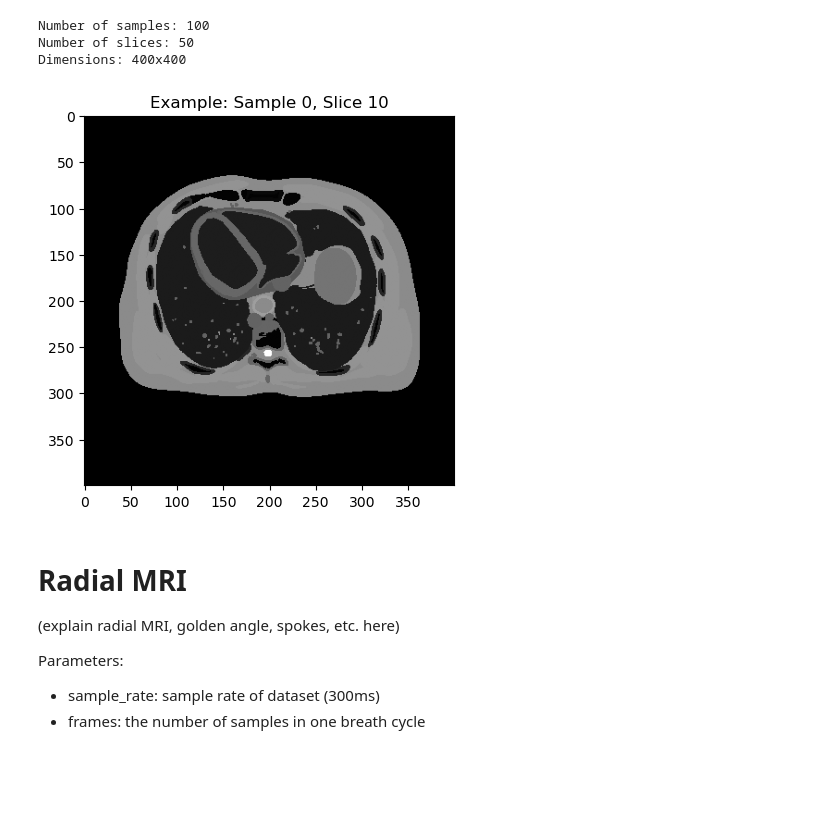
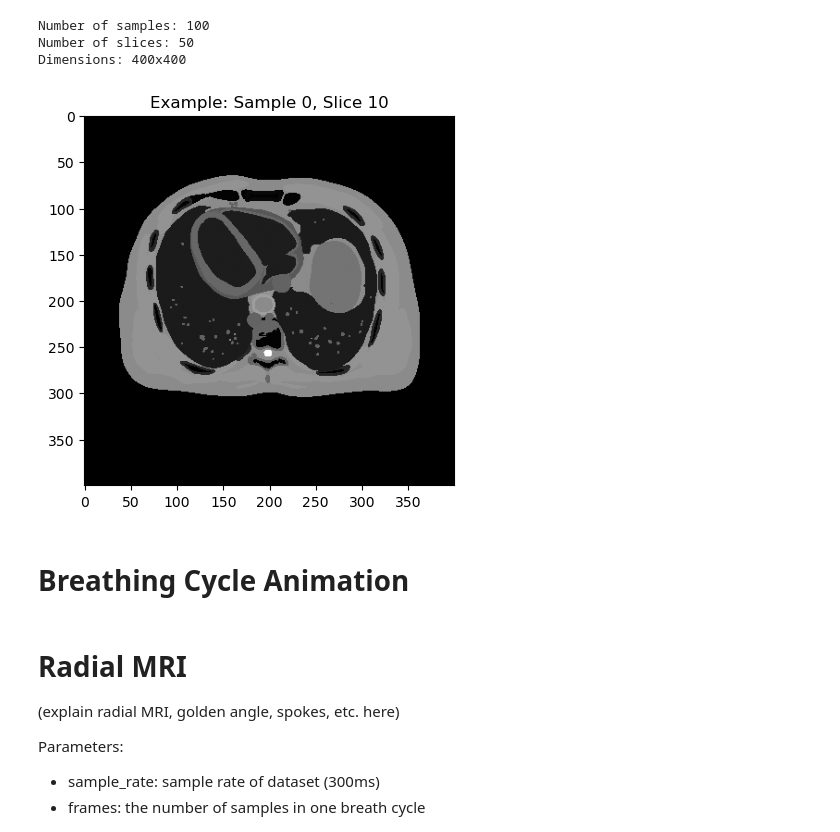
Before and after one commit to cmjw/MRI-Breathing-Artifacts, a Jupyter notebook: xcat_breathing_recon.ipynb, the cells around one changed output. Saved outputs shown, nothing was run; the diff lists cells and outputs as text; code cells hidden in the pictures; blank space fills up the shorter version.

```diff
--- a/xcat_breathing_recon.ipynb
+++ b/xcat_breathing_recon.ipynb
@@ -37,16 +38,18 @@ Dimensions: 400x400
 # Remember to close the file when done
 file.close();
 # %%
-# Example, extracting one slice at sample 0, slice 10
-ex_image = data[0, 10, :, :];
+# Example to test loaded, extracting one slice at sample 0, slice 10
+ex_image = data[14, 10, :, :];
 ex_image = np.rot90(ex_image, k=-1, axes=(0,1)); # rotate 90 deg clockwise
 plot = plt.figure();
 plot = plt.imshow(ex_image, cmap='grey');
 plt.title("Example: Sample 0, Slice 10");
 plt.savefig('fig/example_slice.png');
 plt.show(plot)
 # %% [output]
-[figure, old version]
+[figure, new version]
+# %% [markdown]
+# Breathing Cycle Animation
 # %%
 # Animation to demonstrate breathing cycle in XCAT
 import matplotlib.animation as animation
```
Also changed, not shown: parts of 14 cells of this notebook.
